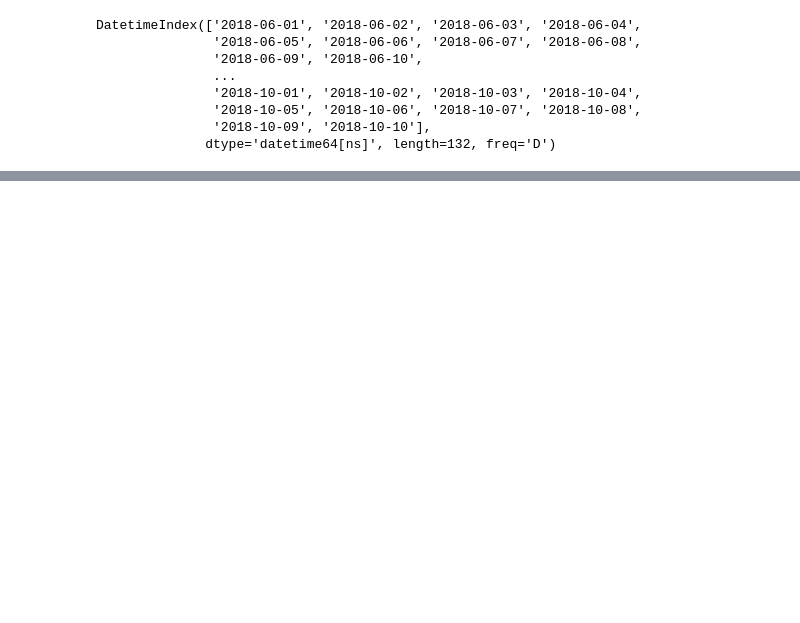
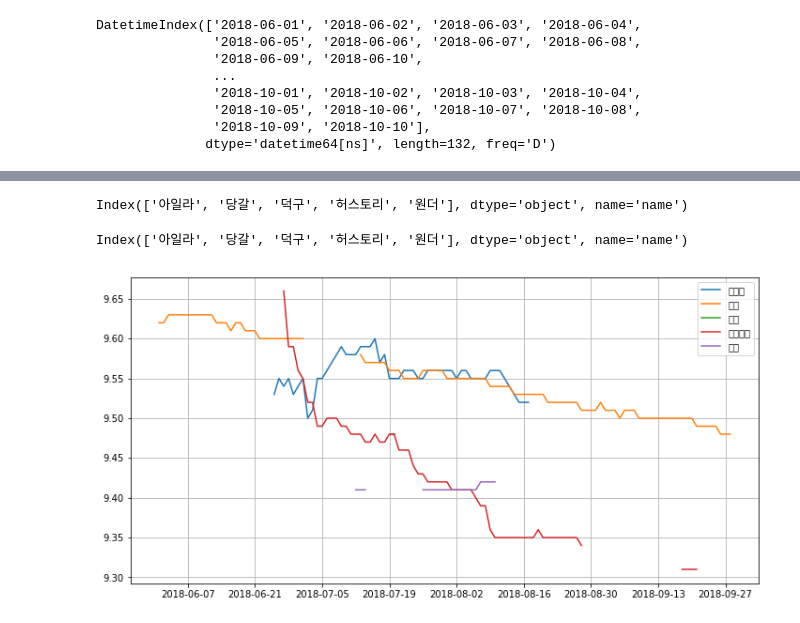
Before and after one commit to ChiHoonOH/python_analysis, a Jupyter notebook: basic_analysis/step3_beautifulsoup_analysis/네이버 영화 평점 데이터 수집 및 평점 변화 시각화.ipynb, the cells around one changed output, grey strips where cells are left out. Drawn from its saved outputs; the diff is of its cells as text; code cells hidden in the pictures; blank space fills up the shorter version.

```diff
--- a/basic_analysis/step3_beautifulsoup_analysis/네이버 영화 평점 데이터 수집 및 평점 변화 시각화.ipynb
+++ b/basic_analysis/step3_beautifulsoup_analysis/네이버 영화 평점 데이터 수집 및 평점 변화 시각화.ipynb
@@ -131,0 +208,2 @@ DatetimeIndex(['2018-06-01', '2018-06-02', '2018-06-03', '2018-06-04',
+# %%
+pi_movie.columns = ['sum','mean']
@@ -131,0 +217,2 @@ DatetimeIndex(['2018-06-01', '2018-06-02', '2018-06-03', '2018-06-04',
+# %%
+pi_movie_mean = pi_movie.sort_values(by = 'mean', ascending=False)
@@ -131,0 +326,2 @@ DatetimeIndex(['2018-06-01', '2018-06-02', '2018-06-03', '2018-06-04',
+# %%
+movie_pivot=pd.pivot_table(movie, index =['data'], columns = ['name'],values = ['point'])
@@ -131,0 +340,20 @@ DatetimeIndex(['2018-06-01', '2018-06-02', '2018-06-03', '2018-06-04',
+# %%
+pi_movie_mean.index[:5]
+# %% [output]
+Index(['아일라', '당갈', '덕구', '허스토리', '원더'], dtype='object', name='name')
+# %%
+movie_pivot.columns = movie_pivot.columns.droplevel()
+# %%
+pi_movie_mean.index[:5]
+# %% [output]
+Index(['아일라', '당갈', '덕구', '허스토리', '원더'], dtype='object', name='name')
+# %%
+target_col=pi_movie_mean.index[:5]
+plt.figure(figsize= (12,6))
+plt.plot(movie_pivot[target_col])
+
+plt.legend(target_col,loc='best')
+plt.grid()
+plt.show()
+# %% [output]
+[figure, added]
```
Also changed, not shown: parts of 32 cells of this notebook, 4 other files.
